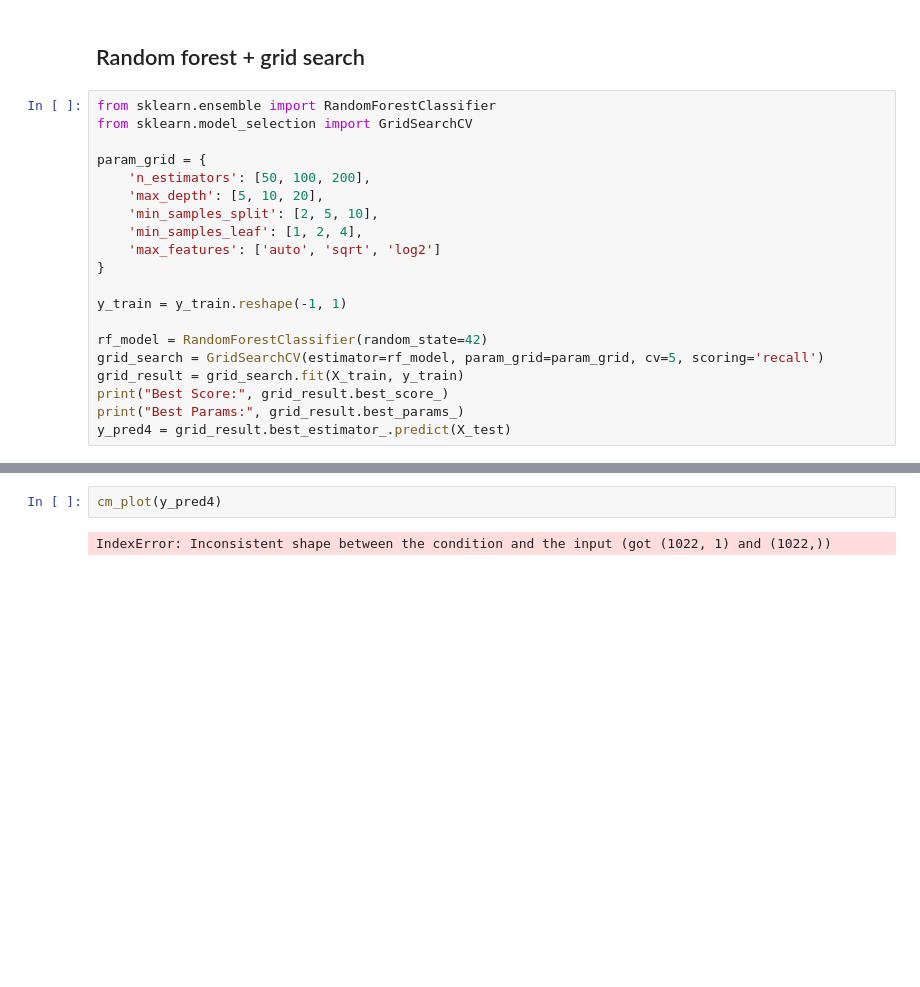
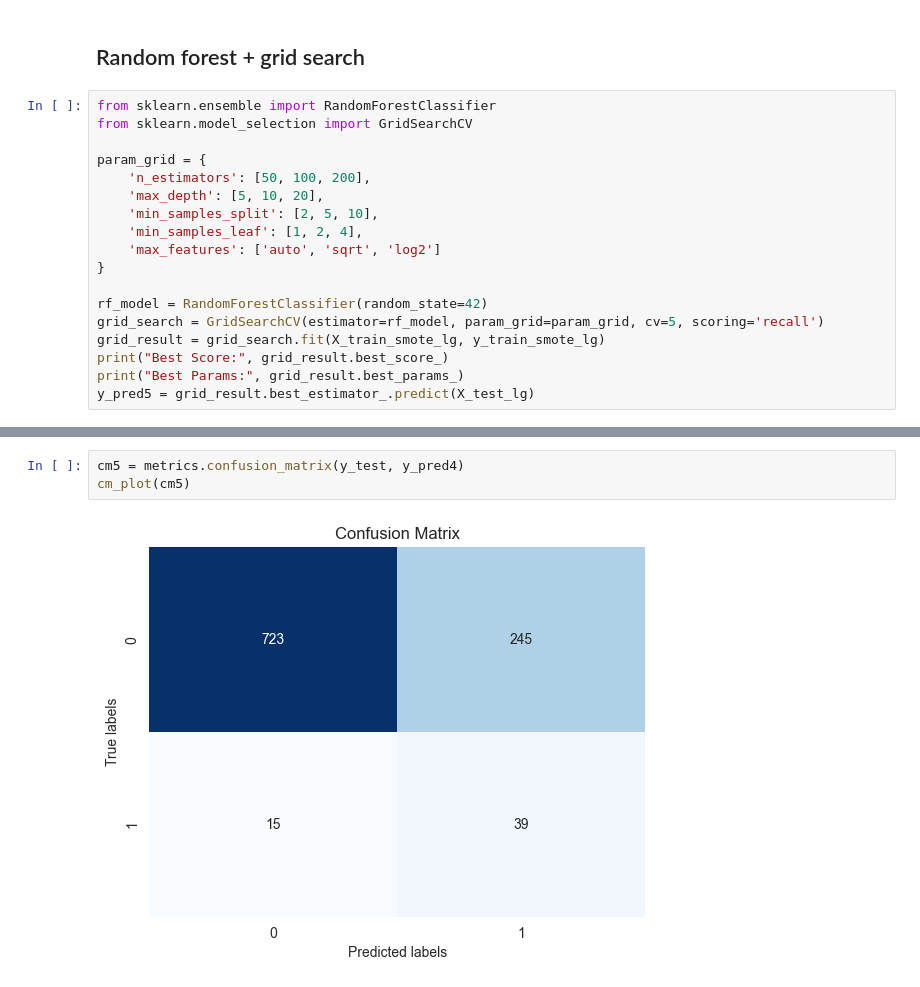
Before and after one commit to aleksandra0014/ML, a Jupyter notebook: breast_cancer/data_analysis.ipynb, the cells around one changed output, grey strips where cells are left out. Drawn from its saved outputs; the diff is of its cells as text; blank space fills up the shorter version.

```diff
--- a/breast_cancer/data_analysis.ipynb
+++ b/breast_cancer/data_analysis.ipynb
@@ -344,14 +369,12 @@ param_grid = {
     'max_features': ['auto', 'sqrt', 'log2']
 }
 
-y_train = y_train.reshape(-1, 1)
-
 rf_model = RandomForestClassifier(random_state=42)
 grid_search = GridSearchCV(estimator=rf_model, param_grid=param_grid, cv=5, scoring='recall')
-grid_result = grid_search.fit(X_train, y_train)
+grid_result = grid_search.fit(X_train_smote_lg, y_train_smote_lg)
 print("Best Score:", grid_result.best_score_)
 print("Best Params:", grid_result.best_params_)
-y_pred4 = grid_result.best_estimator_.predict(X_test)
+y_pred5 = grid_result.best_estimator_.predict(X_test_lg)
 # %% [output]
 405 fits failed out of a total of 1215.
 The score on these train-test partitions for these parameters will be set to nan.
@@ -375,4 +398,5 @@ Best Params: {'max_depth': 20, 'max_features': 'sqrt', 'min_samples_leaf': 1, 'm
 # %%
-cm_plot(y_pred4)
+cm5 = metrics.confusion_matrix(y_test, y_pred4)
+cm_plot(cm5)
 # %% [output]
-IndexError: Inconsistent shape between the condition and the input (got (1022, 1) and (1022,))
+[figure, added]
```
Also changed, not shown: parts of 16 cells of this notebook.
